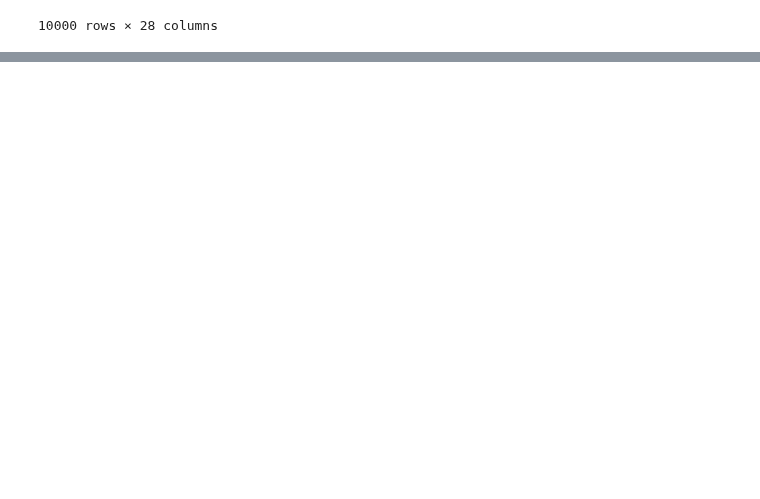
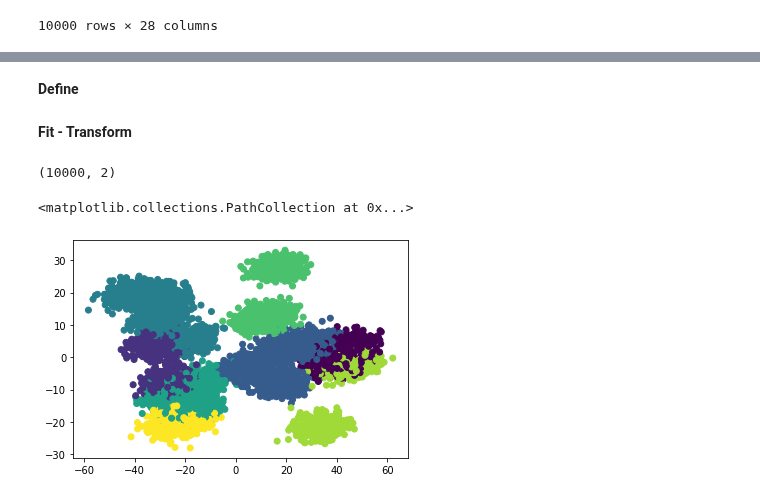
Before and after one commit to team0243/multivariate, a Jupyter notebook: Multivariate_Exam.ipynb, the cells around one changed output, grey strips where cells are left out. Drawn from its saved outputs; the diff is of its cells as text; code cells hidden in the pictures; blank space fills up the shorter version.

```diff
--- a/Multivariate_Exam.ipynb
+++ b/Multivariate_Exam.ipynb
@@ -59,0 +137,3 @@ Data
+# %%
+kmeans = KMeans()  ### กำหนด define
+pca1 = PCA()
@@ -59,0 +142,2 @@ Data
+# %%
+kmeans.fit(Data) # เเสดง จุด cluster centers ที่คำนวณออกมาได้
@@ -59,0 +181,20 @@ Data
+# %% [markdown]
+**Define**
+# %%
+pca = PCA(n_components=2)
+# %% [markdown]
+**Fit - Transform**
+# %%
+new_pca = pca.fit_transform(Data)
+# %%
+new_pca.shape # จะเห็นว่า dimension เหลือเเค่ 2 dimension
+# %% [output]
+(10000, 2)
+# %%
+kmeans = KMeans()
+kmeans.fit(Data)
+y = kmeans.predict(Data)
+plt.scatter(new_pca[:,0],new_pca[:,1],c=y)   # plot กราฟดูการกระจายของ Data
+# %% [output]
+<matplotlib.collections.PathCollection at 0x...>
+[figure, added]
```
Also changed, not shown: parts of 37 cells of this notebook.
